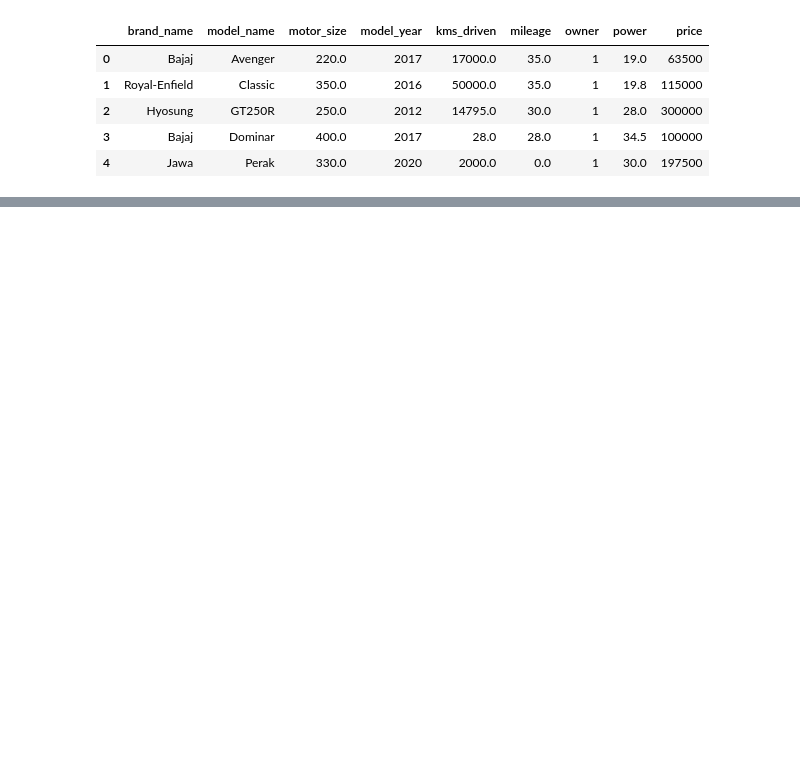
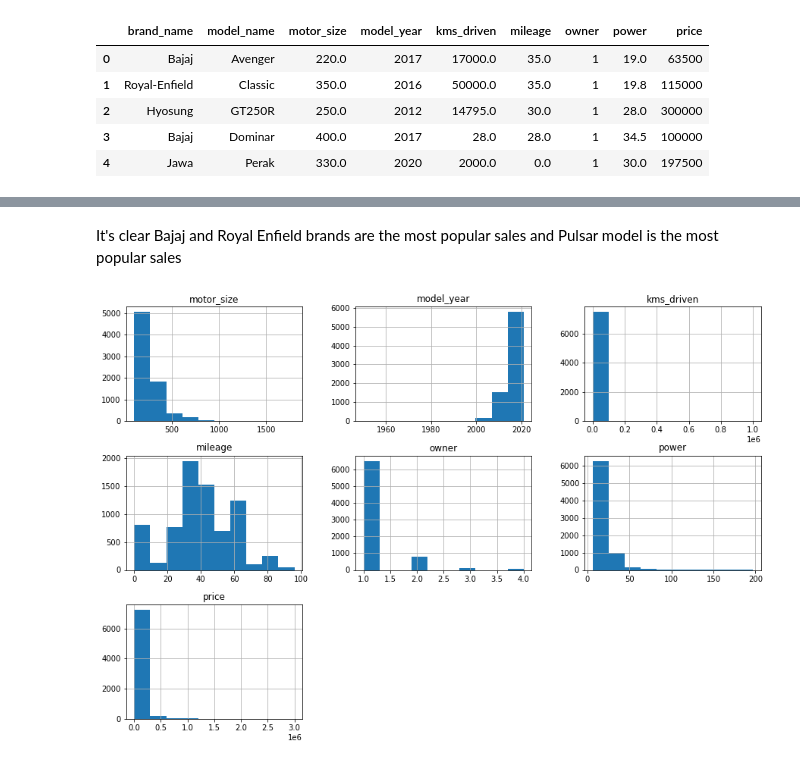
Before and after one commit to alexrods/Used-Bikes-Prices-Indian, a Jupyter notebook: notebooks/2.0-motorcycles-visuzlizations-fix-outliers.ipynb, the cells around one changed output, grey strips where cells are left out. Saved outputs shown, nothing was run; the diff lists cells and outputs as text; code cells hidden in the pictures; blank space fills up the shorter version.

```diff
--- a/notebooks/2.0-motorcycles-visuzlizations-fix-outliers.ipynb
+++ b/notebooks/2.0-motorcycles-visuzlizations-fix-outliers.ipynb
@@ -17,0 +37,10 @@ df.head()
+# %% [markdown]
+It's clear Bajaj and Royal Enfield brands are the most popular sales
+and Pulsar model is the most popular sales
+# %%
+# take a look for the histogram of each feature
+
+df.hist(figsize=(15, 10))
+plt.show()
+# %% [output]
+[figure, added]
```
Also changed, not shown: parts of 17 cells of this notebook, 1 other file.
